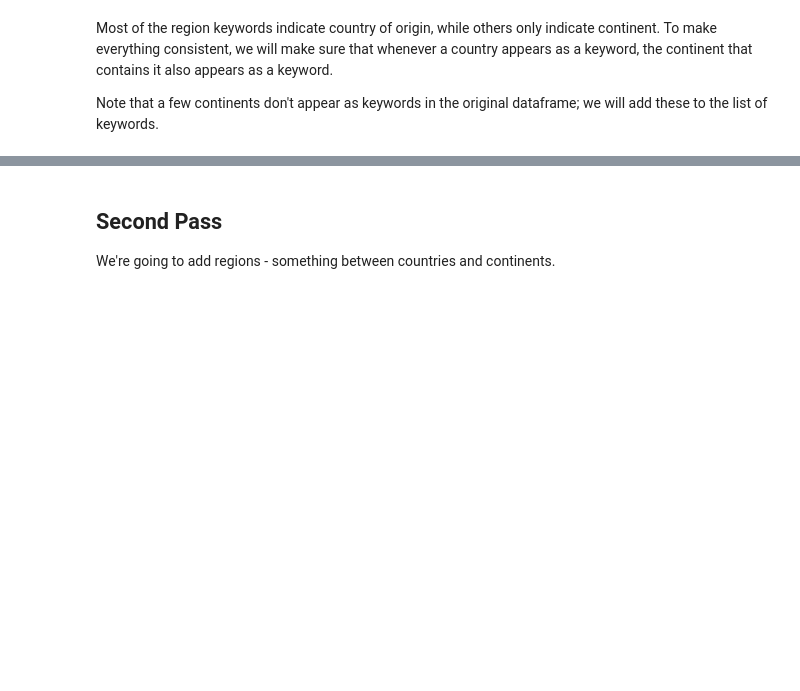
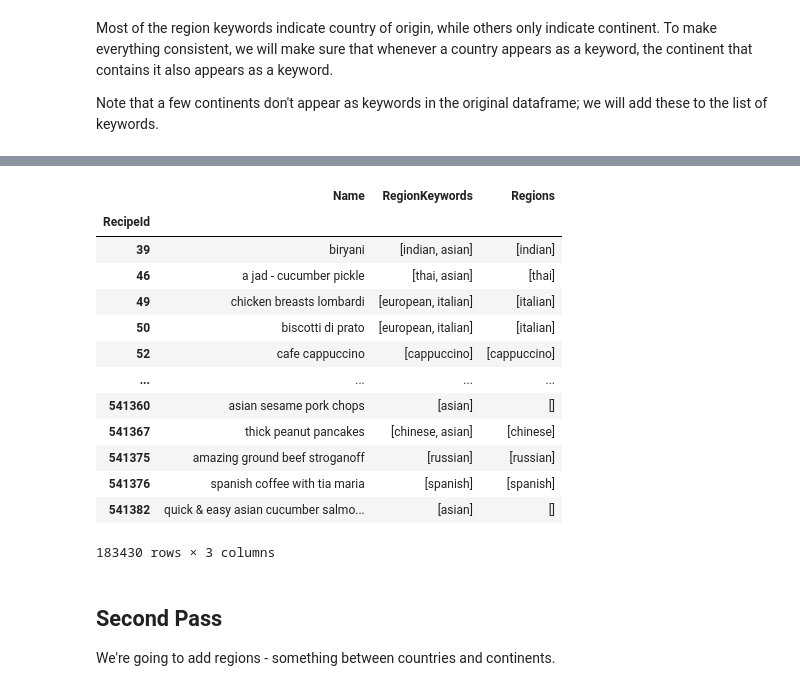
Before and after one commit to nhajouji/foodrecs, a Jupyter notebook: Data Cleaning Notebooks/Regions.ipynb, the cells around one changed output, grey strips where cells are left out. Saved outputs shown, nothing was run; the diff lists cells and outputs as text; code cells hidden in the pictures; blank space fills up the shorter version.

```diff
--- a/Data Cleaning Notebooks/Regions.ipynb
+++ b/Data Cleaning Notebooks/Regions.ipynb
@@ -199,3 +217,19 @@ region_df
 # %%
 region_df['Regions'] = [[w for w in region_df['RegionKeywords'][rec] if w not in continents] for rec in region_df.index]
+region_df
+# %% [output]
+|  | Name | RegionKeywords | Regions |
+| RecipeId |  |  |  |
+| 39 | biryani | [indian, asian] | [indian] |
+| 46 | a jad - cucumber pickle | [thai, asian] | [thai] |
+| 49 | chicken breasts lombardi | [european, italian] | [italian] |
+| 50 | biscotti di prato | [european, italian] | [italian] |
+| 52 | cafe cappuccino | [cappuccino] | [cappuccino] |
+| ... | ... | ... | ... |
+| 541360 | asian sesame pork chops | [asian] | [] |
+| 541367 | thick peanut pancakes | [chinese, asian] | [chinese] |
+| 541375 | amazing ground beef stroganoff | [russian] | [russian] |
+| 541376 | spanish coffee with tia maria | [spanish] | [spanish] |
+| 541382 | quick & easy asian cucumber salmo... | [asian] | [] |
+183430 rows × 3 columns
 # %%
```
Also changed, not shown: parts of 7 cells of this notebook, 3 other files.
